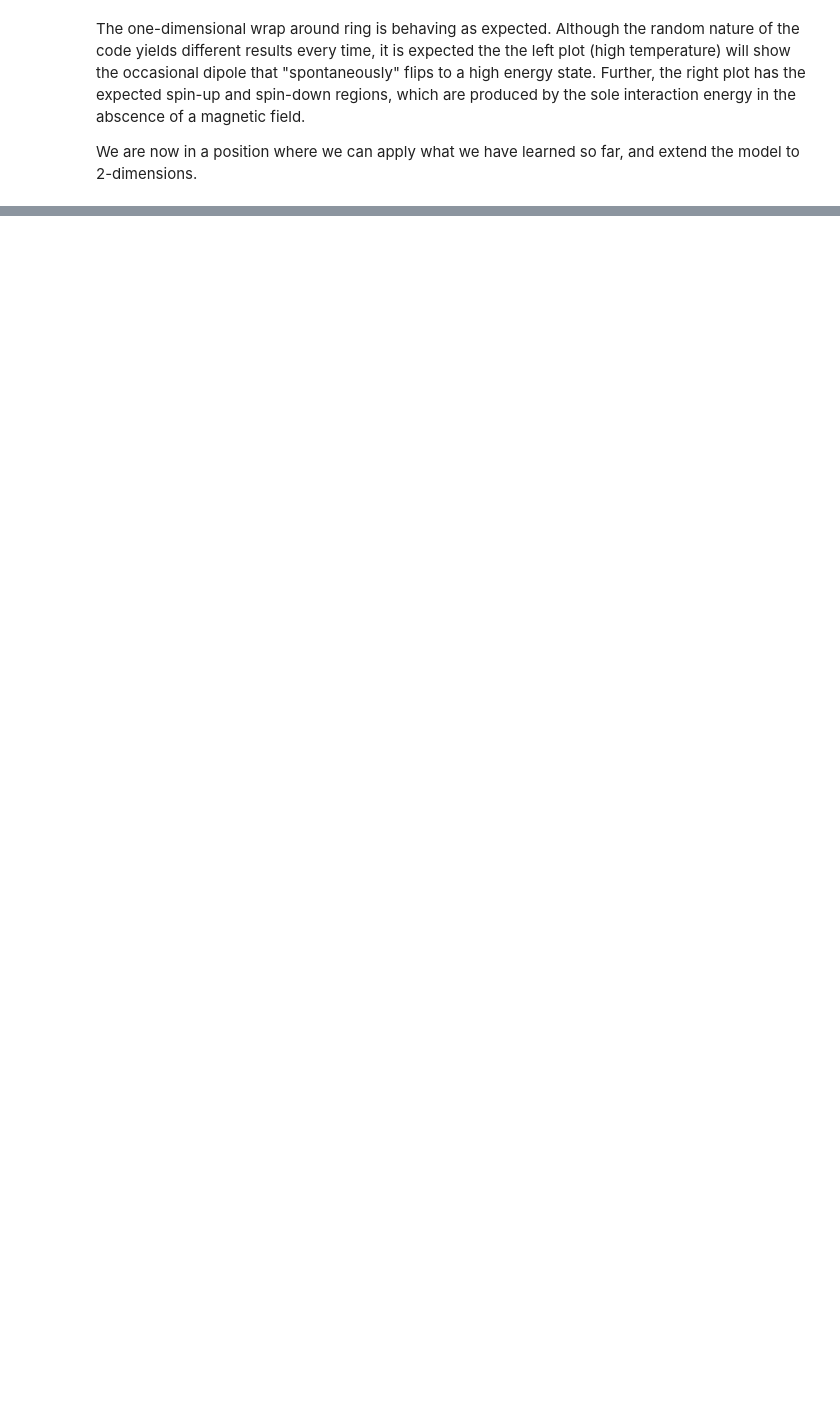
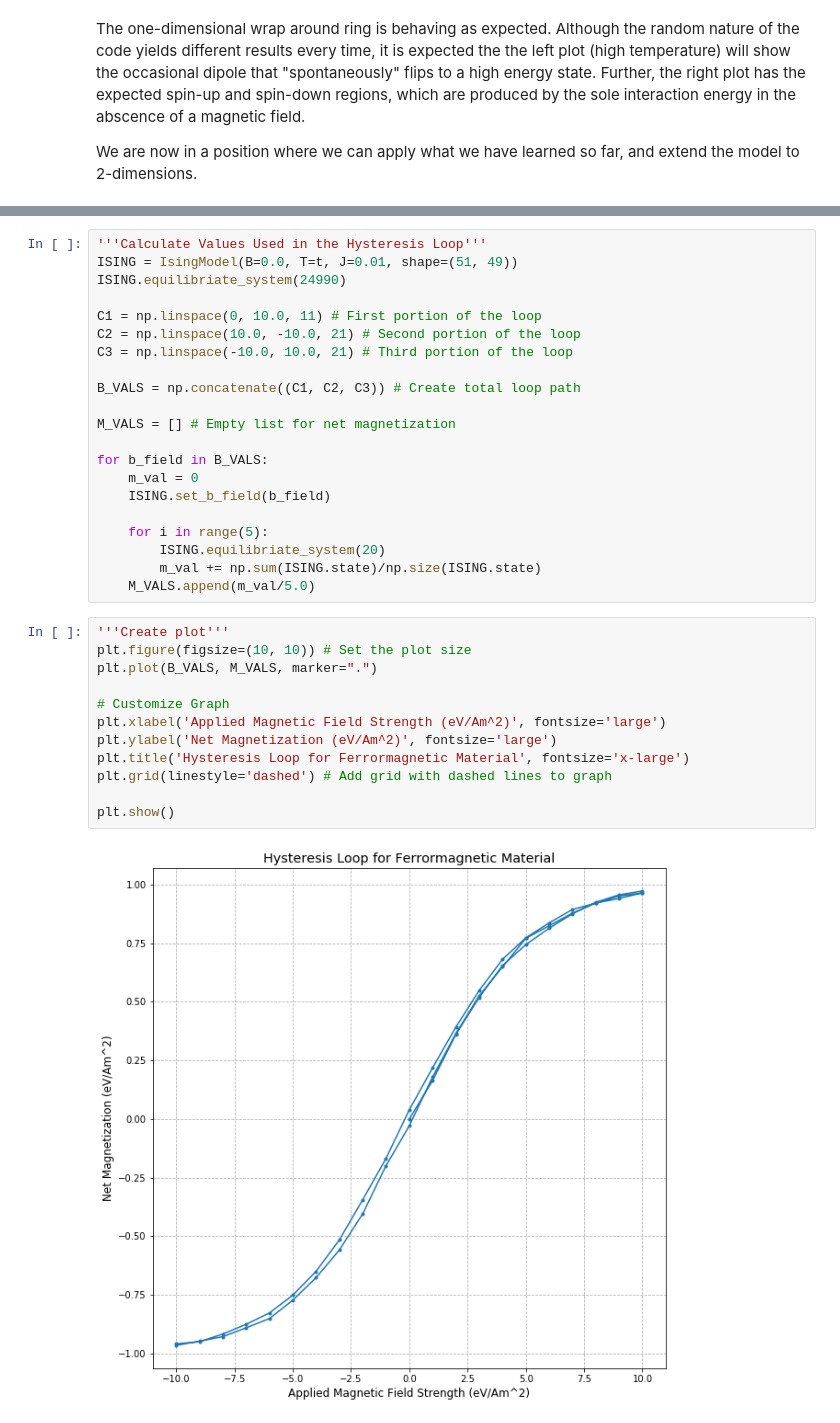
Before and after one commit to kennethsharman/PHYS_481, a Jupyter notebook: Assignments/Assignment_4.ipynb, the cells around one changed output, grey strips where cells are left out. Drawn from its saved outputs; the diff is of its cells as text; blank space fills up the shorter version.

```diff
--- a/Assignments/Assignment_4.ipynb
+++ b/Assignments/Assignment_4.ipynb
@@ -574,0 +794,35 @@ We are now in a position where we can apply what we have learned so far, and ext
+# %%
+'''Calculate Values Used in the Hysteresis Loop'''
+ISING = IsingModel(B=0.0, T=t, J=0.01, shape=(51, 49))
+ISING.equilibriate_system(24990)
+
+C1 = np.linspace(0, 10.0, 11) # First portion of the loop
+C2 = np.linspace(10.0, -10.0, 21) # Second portion of the loop
+C3 = np.linspace(-10.0, 10.0, 21) # Third portion of the loop
+
+B_VALS = np.concatenate((C1, C2, C3)) # Create total loop path
+
+M_VALS = [] # Empty list for net magnetization
+
+for b_field in B_VALS:
+    m_val = 0
+    ISING.set_b_field(b_field)
+
+    for i in range(5):
+        ISING.equilibriate_system(20)
+        m_val += np.sum(ISING.state)/np.size(ISING.state)
+    M_VALS.append(m_val/5.0)
+# %%
+'''Create plot'''
+plt.figure(figsize=(10, 10)) # Set the plot size
+plt.plot(B_VALS, M_VALS, marker=".")
+
+# Customize Graph
+plt.xlabel('Applied Magnetic Field Strength (eV/Am^2)', fontsize='large')
+plt.ylabel('Net Magnetization (eV/Am^2)', fontsize='large')
+plt.title('Hysteresis Loop for Ferrormagnetic Material', fontsize='x-large')
+plt.grid(linestyle='dashed') # Add grid with dashed lines to graph
+
+plt.show()
+# %% [output]
+[figure, added]
```
Also changed, not shown: parts of 23 cells of this notebook.
